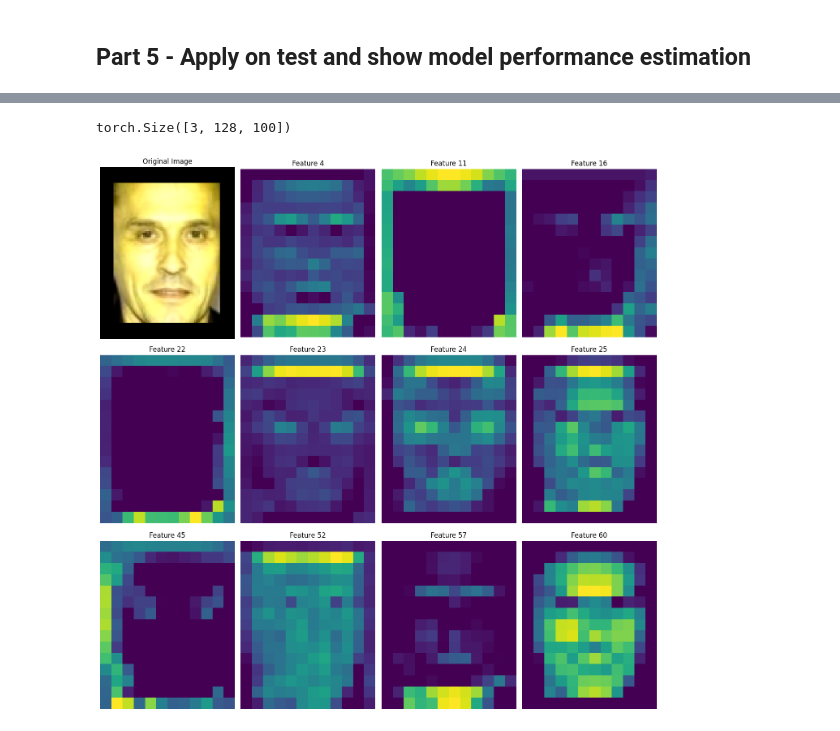
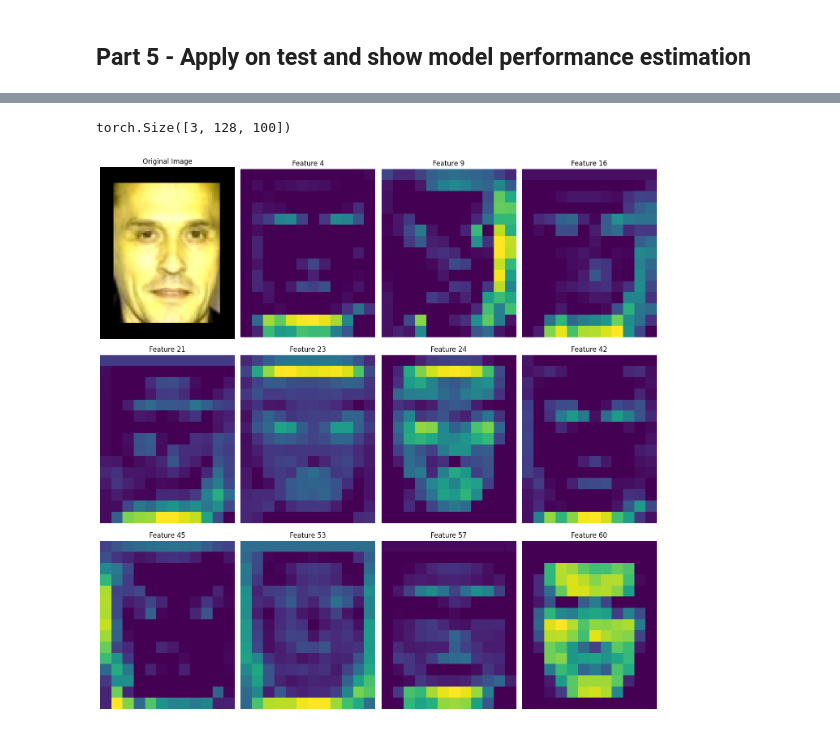
Before and after one commit to nadav0912/Image_Gender_Classification-, a Jupyter notebook: Assignment2_supervised_learning_flow (3).ipynb, the cells around one changed output, grey strips where cells are left out. Saved outputs shown, nothing was run; the diff lists cells and outputs as text; code cells hidden in the pictures.

```diff
--- a/Assignment2_supervised_learning_flow (3).ipynb
+++ b/Assignment2_supervised_learning_flow (3).ipynb
@@ -175,19 +174,23 @@ def pad_to_100x128(img):
     # Pad the image
     return F.pad(img, (pad_left, pad_top, pad_right, pad_bottom), fill=0)
 
-# add onther transform
 
-transform = transforms.Compose([
+transform_train = transforms.Compose([
     transforms.ColorJitter(brightness=0.2, contrast=0.2, saturation=0.2, hue=0.1),
     transforms.GaussianBlur(kernel_size=(3, 3), sigma=(0.1, 2.0)),
     transforms.Lambda(pad_to_100x128),
     transforms.ToTensor()
 ])
+
+transform_all = transforms.Compose([
+    transforms.Lambda(pad_to_100x128),
+    transforms.ToTensor()
+])
 # %%
 # Load datasets
-train_dataset = datasets.ImageFolder(root='data/train', transform=transform)
-val_dataset   = datasets.ImageFolder(root='data/valid', transform=transform)
-test_dataset  = datasets.ImageFolder(root='data/test', transform=transform)
+train_dataset = datasets.ImageFolder(root='data/train', transform=transform_train)
+val_dataset   = datasets.ImageFolder(root='data/valid', transform=transform_all)
+test_dataset  = datasets.ImageFolder(root='data/test', transform=transform_all)
 
 print(f"Label map of datset: {train_dataset.class_to_idx}")
 # %% [output]
@@ -635,32 +621,32 @@ batch_of_one = batch_of_one.to(device)
 model.eval()
 with torch.inference_mode():
     features = model.test_conv_layers(batch_of_one)
     features = features.squeeze(0)
 
 
 # Manually specify 11 feature indices
-manual_indices = torch.tensor([4, 11, 16, 22, 23, 24, 25, 45, 52, 57, 60])
+manual_indices = torch.tensor([4, 9, 16, 21, 23, 24, 42, 45, 53, 57, 60])
 manal_features = features[manual_indices]  # shape [11, 3, 15, 12]
 
 fig, axes = plt.subplots(3, 4, figsize=(14, 14))
 axes = axes.flatten()
 
 # Show original image
 axes[0].imshow(face_img.permute(1, 2, 0).cpu().numpy())
 axes[0].set_title("Original Image")
 axes[0].axis('off')
 
 
 # Show 9 feature maps
 for ax, feature_map, idx in zip(axes[1:], manal_features, manual_indices):
     ax.imshow(feature_map.cpu().numpy(), cmap='viridis')
     ax.set_title(f"Feature {idx.item()}")
     ax.axis('off')
 
 plt.tight_layout()
 plt.show()
 
 #ll
 # %% [output]
 torch.Size([3, 128, 100])
-[figure, old version]
+[figure, new version]
```
Also changed, not shown: parts of 8 cells of this notebook.
